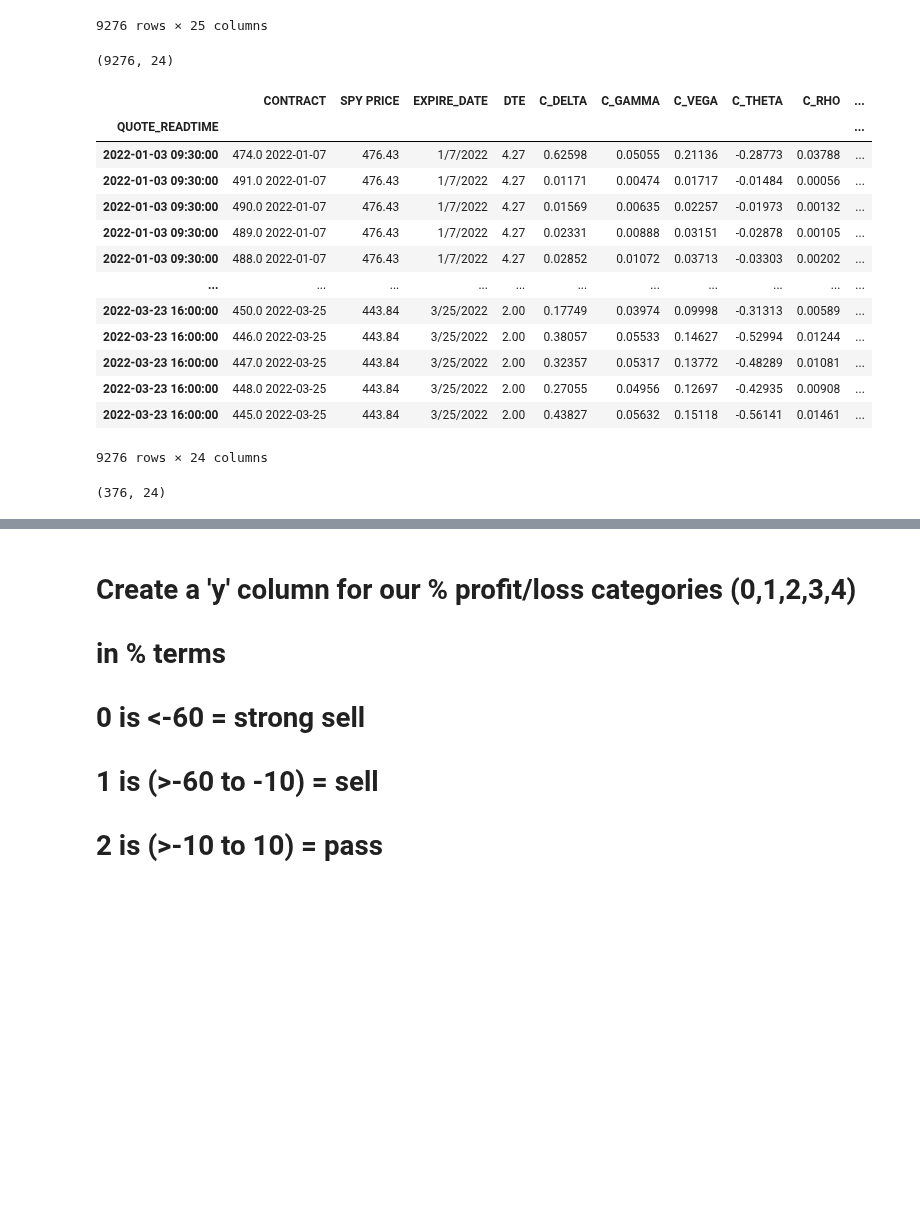
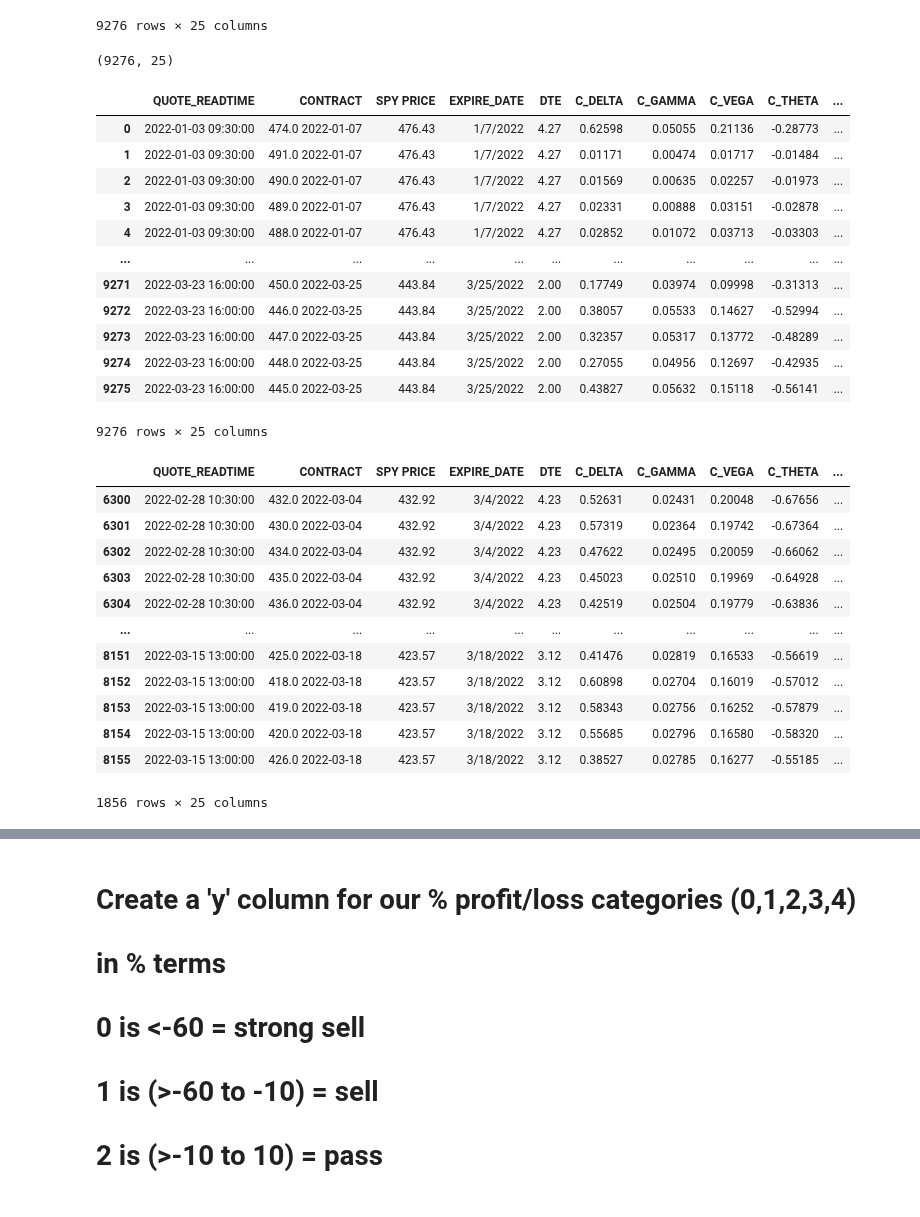
Before and after one commit to aarch23/OptYx, a Jupyter notebook: SpyRawDataV5.ipynb, the cells around one changed output, grey strips where cells are left out. Saved outputs shown, nothing was run; the diff lists cells and outputs as text; code cells hidden in the pictures; blank space fills up the shorter version.

```diff
--- a/SpyRawDataV5.ipynb
+++ b/SpyRawDataV5.ipynb
@@ -292,31 +442,42 @@ df
 | 9275 | 2022-03-23 16:00:00 | 445.0 2022-03-25 | 443.84 | 3/25/2022 | 2.00 | 0.43827 | 0.05632 | 0.15118 | -0.56141 | ... |
 9276 rows × 25 columns
 # %%
-df = df.set_index("QUOTE_READTIME")
+#df = df.set_index("QUOTE_READTIME")
 # %%
 df.shape
 # %% [output]
-(9276, 24)
+(9276, 25)
 # %%
 df
 # %% [output]
-|  | CONTRACT | SPY PRICE | EXPIRE_DATE | DTE | C_DELTA | C_GAMMA | C_VEGA | C_THETA | C_RHO | ... |
-| QUOTE_READTIME |  |  |  |  |  |  |  |  |  | ... |
-| 2022-01-03 09:30:00 | 474.0 2022-01-07 | 476.43 | 1/7/2022 | 4.27 | 0.62598 | 0.05055 | 0.21136 | -0.28773 | 0.03788 | ... |
-| 2022-01-03 09:30:00 | 491.0 2022-01-07 | 476.43 | 1/7/2022 | 4.27 | 0.01171 | 0.00474 | 0.01717 | -0.01484 | 0.00056 | ... |
-| 2022-01-03 09:30:00 | 490.0 2022-01-07 | 476.43 | 1/7/2022 | 4.27 | 0.01569 | 0.00635 | 0.02257 | -0.01973 | 0.00132 | ... |
-| 2022-01-03 09:30:00 | 489.0 2022-01-07 | 476.43 | 1/7/2022 | 4.27 | 0.02331 | 0.00888 | 0.03151 | -0.02878 | 0.00105 | ... |
-| 2022-01-03 09:30:00 | 488.0 2022-01-07 | 476.43 | 1/7/2022 | 4.27 | 0.02852 | 0.01072 | 0.03713 | -0.03303 | 0.00202 | ... |
+|  | QUOTE_READTIME | CONTRACT | SPY PRICE | EXPIRE_DATE | DTE | C_DELTA | C_GAMMA | C_VEGA | C_THETA | ... |
+| 0 | 2022-01-03 09:30:00 | 474.0 2022-01-07 | 476.43 | 1/7/2022 | 4.27 | 0.62598 | 0.05055 | 0.21136 | -0.28773 | ... |
+| 1 | 2022-01-03 09:30:00 | 491.0 2022-01-07 | 476.43 | 1/7/2022 | 4.27 | 0.01171 | 0.00474 | 0.01717 | -0.01484 | ... |
+| 2 | 2022-01-03 09:30:00 | 490.0 2022-01-07 | 476.43 | 1/7/2022 | 4.27 | 0.01569 | 0.00635 | 0.02257 | -0.01973 | ... |
+| 3 | 2022-01-03 09:30:00 | 489.0 2022-01-07 | 476.43 | 1/7/2022 | 4.27 | 0.02331 | 0.00888 | 0.03151 | -0.02878 | ... |
+| 4 | 2022-01-03 09:30:00 | 488.0 2022-01-07 | 476.43 | 1/7/2022 | 4.27 | 0.02852 | 0.01072 | 0.03713 | -0.03303 | ... |
 | ... | ... | ... | ... | ... | ... | ... | ... | ... | ... | ... |
-| 2022-03-23 16:00:00 | 450.0 2022-03-25 | 443.84 | 3/25/2022 | 2.00 | 0.17749 | 0.03974 | 0.09998 | -0.31313 | 0.00589 | ... |
-| 2022-03-23 16:00:00 | 446.0 2022-03-25 | 443.84 | 3/25/2022 | 2.00 | 0.38057 | 0.05533 | 0.14627 | -0.52994 | 0.01244 | ... |
-| 2022-03-23 16:00:00 | 447.0 2022-03-25 | 443.84 | 3/25/2022 | 2.00 | 0.32357 | 0.05317 | 0.13772 | -0.48289 | 0.01081 | ... |
-| 2022-03-23 16:00:00 | 448.0 2022-03-25 | 443.84 | 3/25/2022 | 2.00 | 0.27055 | 0.04956 | 0.12697 | -0.42935 | 0.00908 | ... |
-| 2022-03-23 16:00:00 | 445.0 2022-03-25 | 443.84 | 3/25/2022 | 2.00 | 0.43827 | 0.05632 | 0.15118 | -0.56141 | 0.01461 | ... |
+| 9271 | 2022-03-23 16:00:00 | 450.0 2022-03-25 | 443.84 | 3/25/2022 | 2.00 | 0.17749 | 0.03974 | 0.09998 | -0.31313 | ... |
+| 9272 | 2022-03-23 16:00:00 | 446.0 2022-03-25 | 443.84 | 3/25/2022 | 2.00 | 0.38057 | 0.05533 | 0.14627 | -0.52994 | ... |
+| 9273 | 2022-03-23 16:00:00 | 447.0 2022-03-25 | 443.84 | 3/25/2022 | 2.00 | 0.32357 | 0.05317 | 0.13772 | -0.48289 | ... |
+| 9274 | 2022-03-23 16:00:00 | 448.0 2022-03-25 | 443.84 | 3/25/2022 | 2.00 | 0.27055 | 0.04956 | 0.12697 | -0.42935 | ... |
+| 9275 | 2022-03-23 16:00:00 | 445.0 2022-03-25 | 443.84 | 3/25/2022 | 2.00 | 0.43827 | 0.05632 | 0.15118 | -0.56141 | ... |
-9276 rows × 24 columns
+9276 rows × 25 columns
 # %%
-test = df.iloc[8900:11991]
-test.shape
+test = df.iloc[6300:8156]
+test
 # %% [output]
+|  | QUOTE_READTIME | CONTRACT | SPY PRICE | EXPIRE_DATE | DTE | C_DELTA | C_GAMMA | C_VEGA | C_THETA | ... |
+| 6300 | 2022-02-28 10:30:00 | 432.0 2022-03-04 | 432.92 | 3/4/2022 | 4.23 | 0.52631 | 0.02431 | 0.20048 | -0.67656 | ... |
+| 6301 | 2022-02-28 10:30:00 | 430.0 2022-03-04 | 432.92 | 3/4/2022 | 4.23 | 0.57319 | 0.02364 | 0.19742 | -0.67364 | ... |
+| 6302 | 2022-02-28 10:30:00 | 434.0 2022-03-04 | 432.92 | 3/4/2022 | 4.23 | 0.47622 | 0.02495 | 0.20059 | -0.66062 | ... |
+| 6303 | 2022-02-28 10:30:00 | 435.0 2022-03-04 | 432.92 | 3/4/2022 | 4.23 | 0.45023 | 0.02510 | 0.19969 | -0.64928 | ... |
+| 6304 | 2022-02-28 10:30:00 | 436.0 2022-03-04 | 432.92 | 3/4/2022 | 4.23 | 0.42519 | 0.02504 | 0.19779 | -0.63836 | ... |
+| ... | ... | ... | ... | ... | ... | ... | ... | ... | ... | ... |
+| 8151 | 2022-03-15 13:00:00 | 425.0 2022-03-18 | 423.57 | 3/18/2022 | 3.12 | 0.41476 | 0.02819 | 0.16533 | -0.56619 | ... |
+| 8152 | 2022-03-15 13:00:00 | 418.0 2022-03-18 | 423.57 | 3/18/2022 | 3.12 | 0.60898 | 0.02704 | 0.16019 | -0.57012 | ... |
+| 8153 | 2022-03-15 13:00:00 | 419.0 2022-03-18 | 423.57 | 3/18/2022 | 3.12 | 0.58343 | 0.02756 | 0.16252 | -0.57879 | ... |
+| 8154 | 2022-03-15 13:00:00 | 420.0 2022-03-18 | 423.57 | 3/18/2022 | 3.12 | 0.55685 | 0.02796 | 0.16580 | -0.58320 | ... |
+| 8155 | 2022-03-15 13:00:00 | 426.0 2022-03-18 | 423.57 | 3/18/2022 | 3.12 | 0.38527 | 0.02785 | 0.16277 | -0.55185 | ... |
-(376, 24)
+1856 rows × 25 columns
 # %%
```
Also changed, not shown: parts of 22 cells of this notebook.
